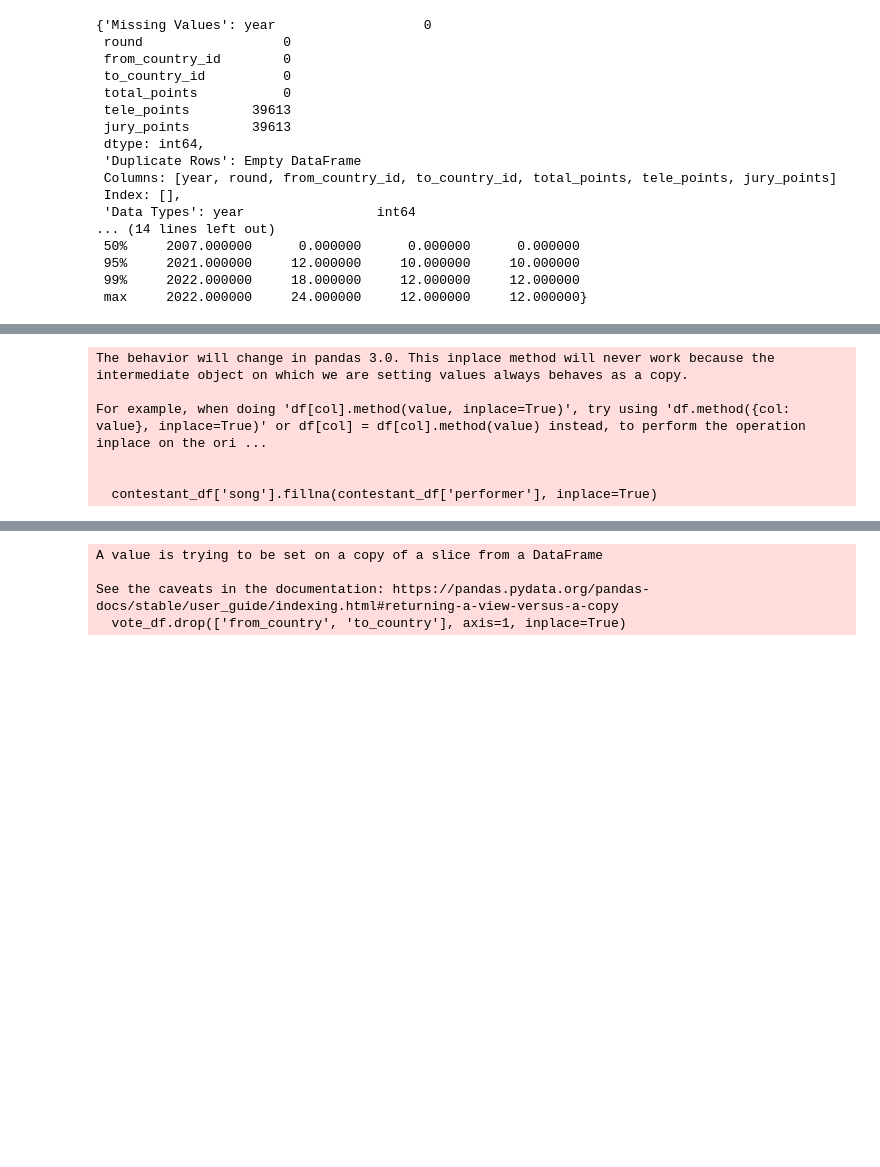
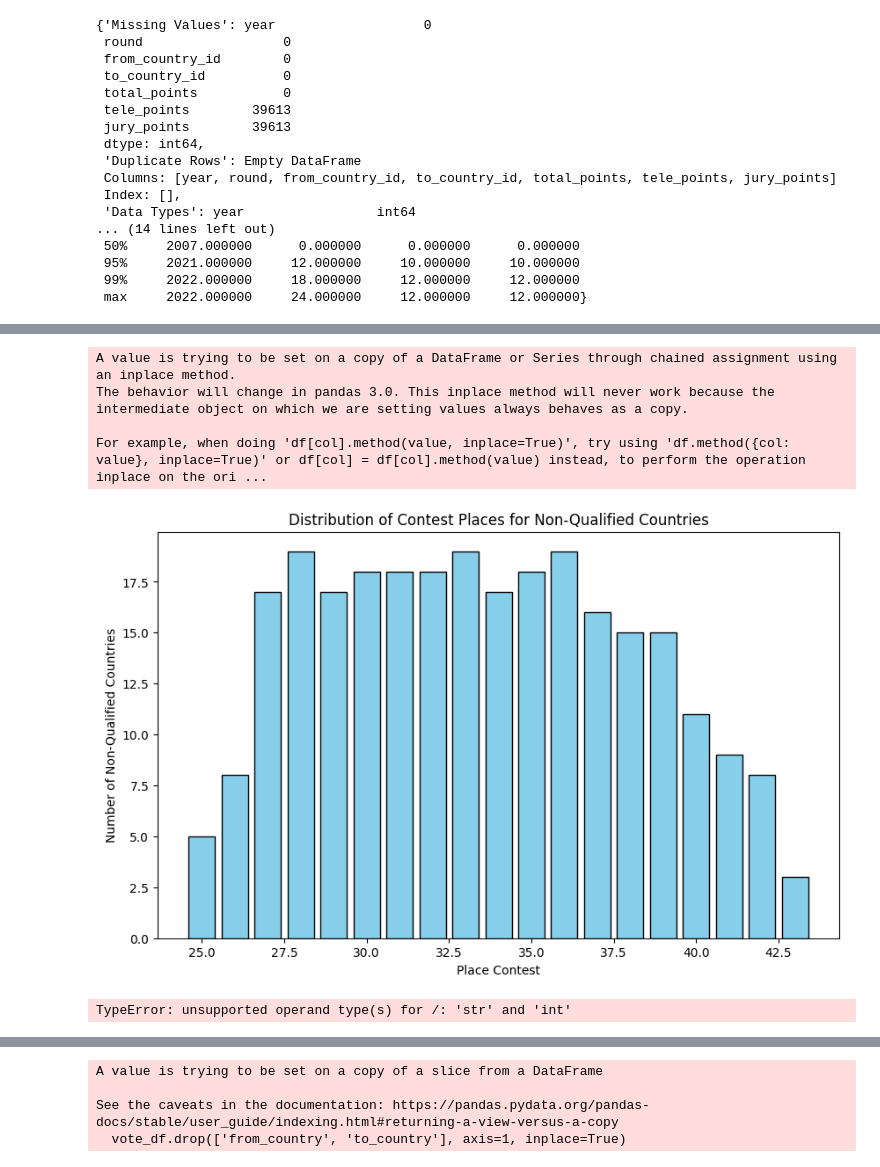
Before and after one commit to mikfre1/Eurotrash, a Jupyter notebook: data_review.ipynb, the cells around one changed output, grey strips where cells are left out. Saved outputs shown, nothing was run; the diff lists cells and outputs as text; code cells hidden in the pictures; blank space fills up the shorter version.

```diff
--- a/data_review.ipynb
+++ b/data_review.ipynb
@@ -213,11 +469,11 @@ columns_to_drop = [
 
 
 # Drop the specified columns
-contestant_df = contestant_df.drop(columns=columns_to_drop)
+# contestant_df = contestant_df.drop(columns=columns_to_drop)
 
 
 # Filter rows where 'place_final' is NaN (indicating the country didn't qualify)
-non_qualified = contestant_df[contestant_df['place_final'].isna()]
+non_qualified = contestant_df[contestant_df['place_final']=='non-qualified']
 # Count occurrences of each 'place_contest' value for non-qualified countries
 place_counts = non_qualified['place_contest'].value_counts().sort_index()
 # Create a bar chart
@@ -228,7 +484,7 @@ plt.ylabel('Number of Non-Qualified Countries')
 plt.title('Distribution of Contest Places for Non-Qualified Countries')
 plt.show()
 # Replace NaN values in the 'place_contest' column with "Non-Qualified"
-contestant_df['place_final'].fillna('non-qualified', inplace=True)
+# contestant_df['place_final'].fillna('non-qualified', inplace=True)
 
 
 # Replace NaN values in 'points_final' with "not_qualified"
@@ -344,35 +600,36 @@ contestant_df.loc[(contestant_df['year'] == 2022) & (contestant_df['to_country_i
 #     # Get lyrics and handle any exceptions
 #     try:
 #         lyrics = get_lyrics(year, country_name)
 #         sampled_lyrics_data.append(lyrics)
 #         print(f"Lyrics fetched for {year} {country_name} [{index + 1}/{total_rows}]")
 #     except Exception as e:
 #         print(f"Failed to fetch lyrics for {year} {country_name} [{index + 1}/{total_rows}]: {e}")
 #
 #     # Wait to avoid overloading the server
 #     time.sleep(random.uniform(0.5, 0.8))
 #
 # # Add the fetched lyrics data to the DataFrame
 # contestant_df['lyrics_english'] = sampled_lyrics_data
 # ---------------------------------------------------
 
 # Votes dataset
 vote_df = vote_df[vote_df['year'] != 2023]
-vote_df.drop(['from_country', 'to_country'], axis=1, inplace=True)
+# vote_df.drop(['from_country', 'to_country'], axis=1, inplace=True)
 
 # Merge the dataframes on the "year" column
 merged_df = pd.merge(contestant_df, voting_calculation_df[['year', 'total_without_contestant']], on='year', how='left')
 
+# merged_df[merged_df['points_final'] == 'not_qualified']['points_final']
 # Calculate the percentage of points_final compared to total_without_contestant
-merged_df['per_of_pot_max'] = round((merged_df['points_final'] / merged_df['total_without_contestant']) * 100,1)
+merged_df['per_of_pot_max'] = round(merged_df['points_final'] / merged_df['total_without_contestant_x']) * 100,1
 
 # Keep only the necessary columns for the updated contestants_df
 contestant_df = merged_df
 contestant_df['per_of_pot_max'] = contestant_df['per_of_pot_max'].fillna(0)
 # %% [output]
+A value is trying to be set on a copy of a DataFrame or Series through chained assignment using an inplace method.
 The behavior will change in pandas 3.0. This inplace method will never work because the intermediate object on which we are setting values always behaves as a copy.
 
 For example, when doing 'df[col].method(value, inplace=True)', try using 'df.method({col: value}, inplace=True)' or df[col] = df[col].method(value) instead, to perform the operation inplace on the ori ...
-
-
-  contestant_df['song'].fillna(contestant_df['performer'], inplace=True)
+[figure, added]
+TypeError: unsupported operand type(s) for /: 'str' and 'int'
```
Also changed, not shown: parts of 29 cells of this notebook, 2 other files.
